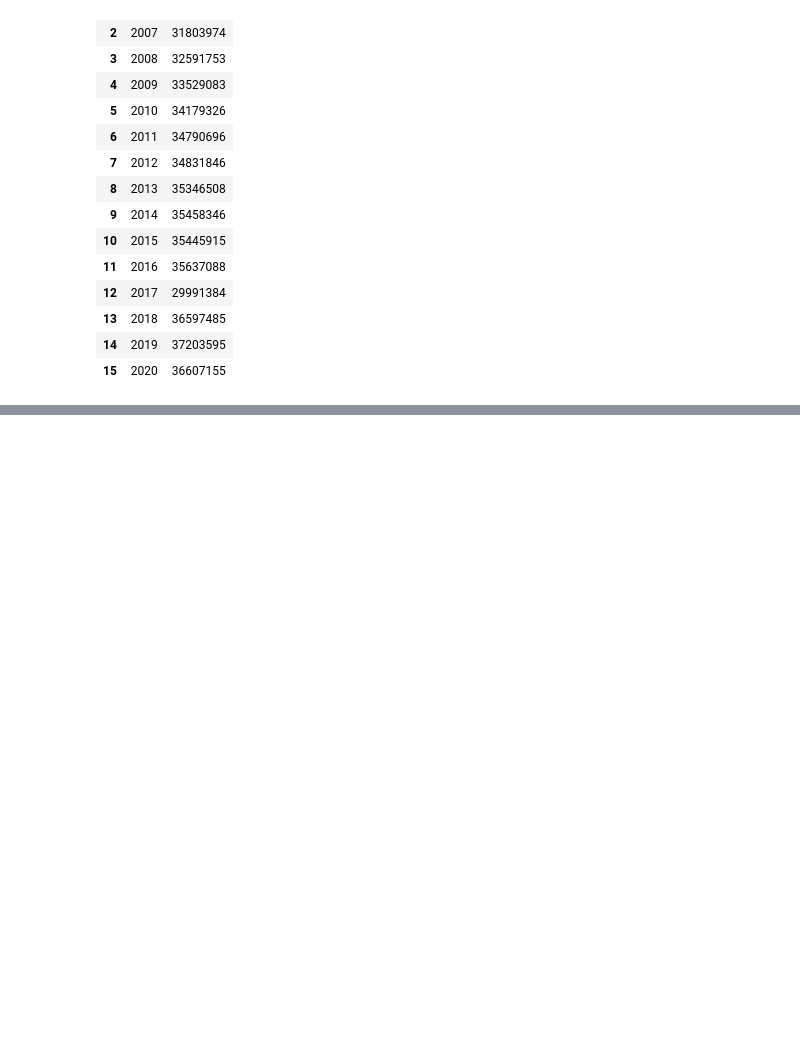
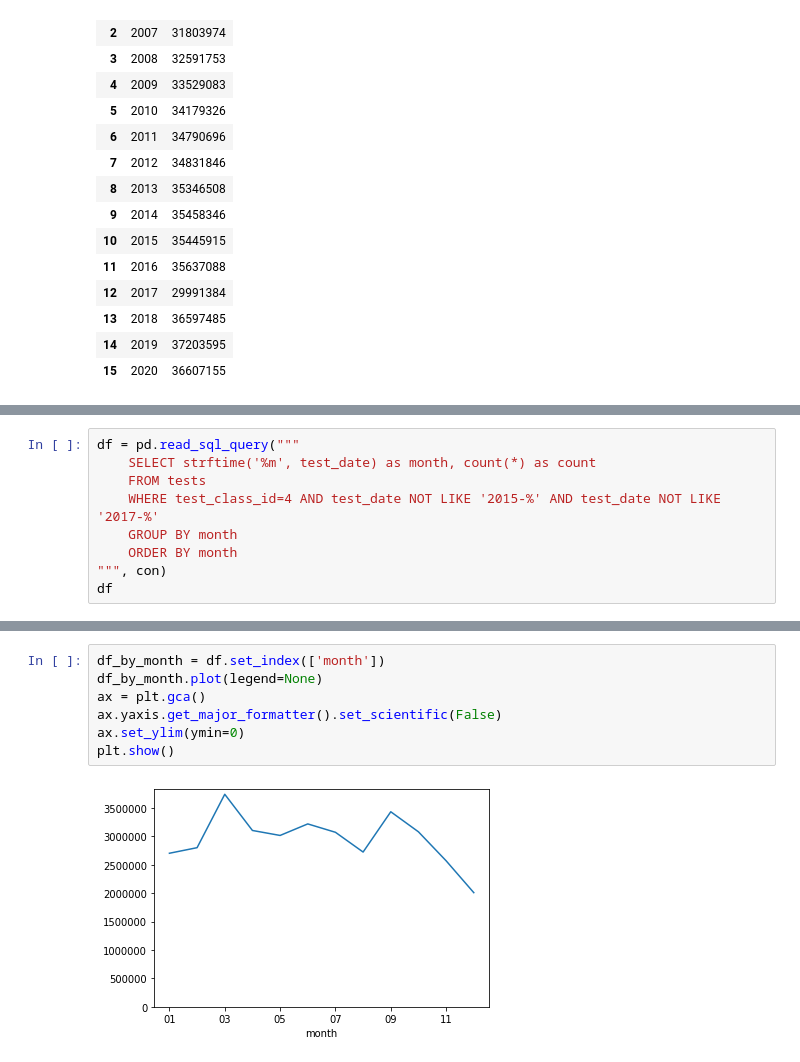
Before and after one commit to michalc/dft-mot-analysis, a Jupyter notebook: explore.ipynb, the cells around one changed output, grey strips where cells are left out. Drawn from its saved outputs; the diff is of its cells as text; blank space fills up the shorter version.

```diff
--- a/explore.ipynb
+++ b/explore.ipynb
@@ -91,0 +93,9 @@ plt.show()
+# %%
+df = pd.read_sql_query("""
+    SELECT strftime('%m', test_date) as month, count(*) as count
+    FROM tests
+    WHERE test_class_id=4 AND test_date NOT LIKE '2015-%' AND test_date NOT LIKE '2017-%'
+    GROUP BY month
+    ORDER BY month
+""", con)
+df
@@ -91,0 +116,9 @@ plt.show()
+# %%
+df_by_month = df.set_index(['month'])
+df_by_month.plot(legend=None)
+ax = plt.gca()
+ax.yaxis.get_major_formatter().set_scientific(False)
+ax.set_ylim(ymin=0)
+plt.show()
+# %% [output]
+[figure, added]
```
Also changed, not shown: parts of 2 cells of this notebook.
